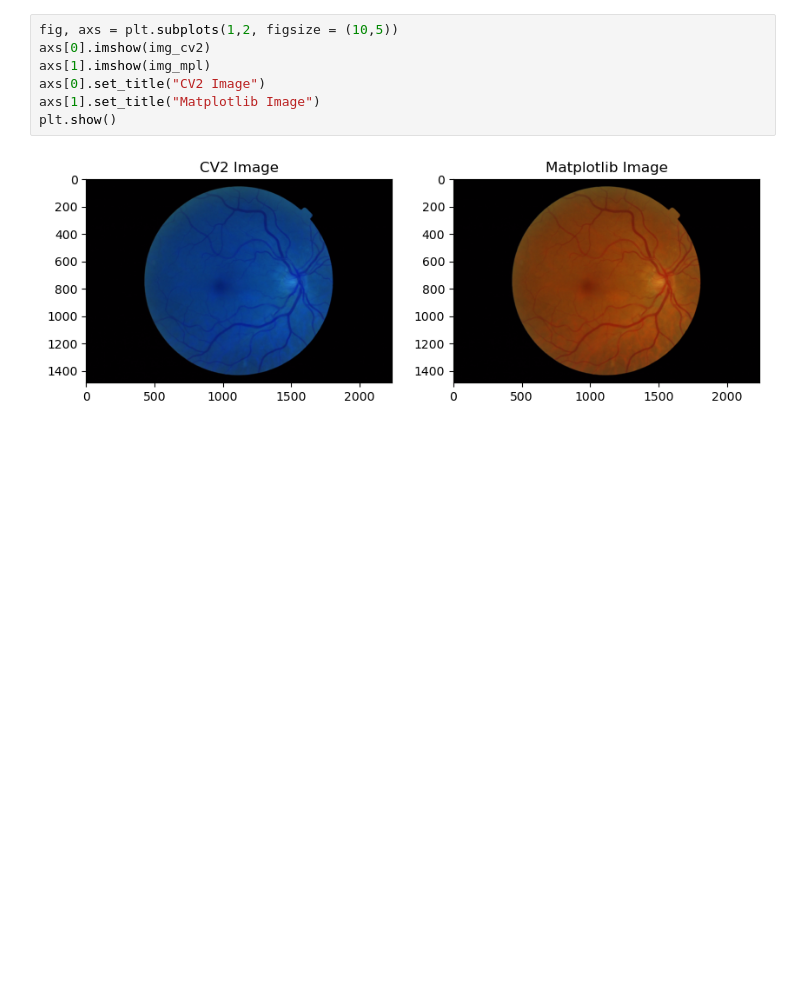
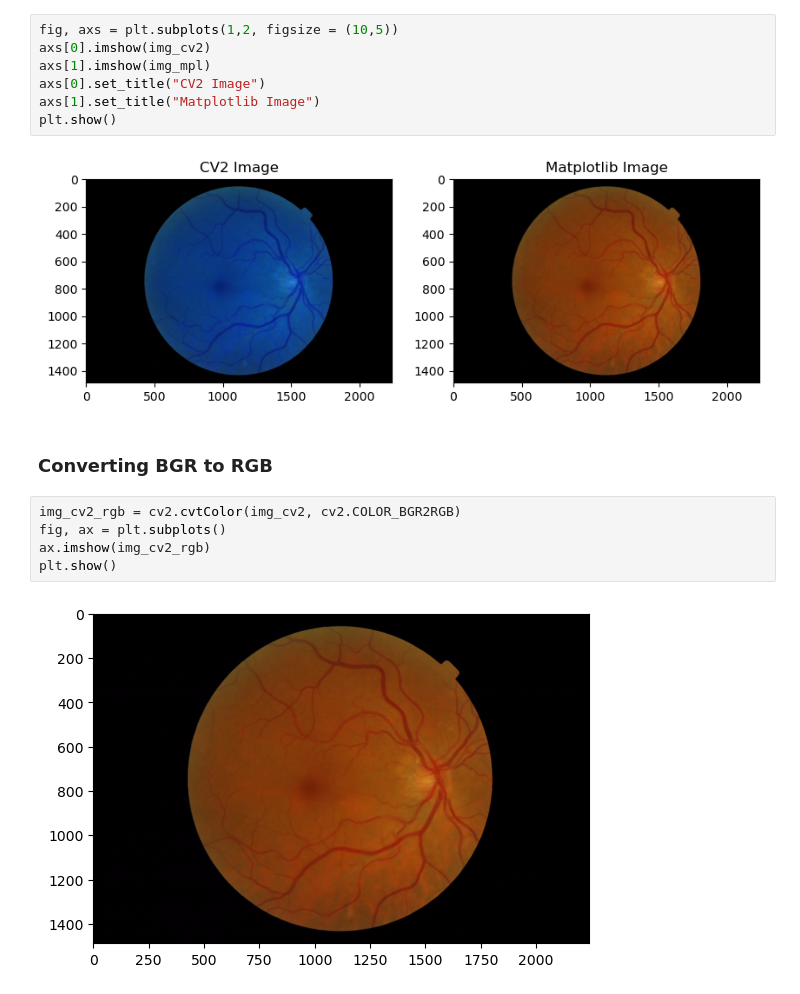
Before and after one commit to apaszynska/retinopathy-classifier, a Jupyter notebook: notebooks/02_image_processing_training.ipynb, the cells around one changed output. Saved outputs shown, nothing was run; the diff lists cells and outputs as text; blank space fills up the shorter version.

```diff
--- a/notebooks/02_image_processing_training.ipynb
+++ b/notebooks/02_image_processing_training.ipynb
@@ -56,3 +66,12 @@ axs[1].set_title("Matplotlib Image")
 plt.show()
 # %% [output]
 [figure]
+# %% [markdown]
+### Converting BGR to RGB
+# %%
+img_cv2_rgb = cv2.cvtColor(img_cv2, cv2.COLOR_BGR2RGB)
+fig, ax = plt.subplots()
+ax.imshow(img_cv2_rgb)
+plt.show()
+# %% [output]
+[figure, added]
```
Also changed, not shown: parts of 15 cells of this notebook.
